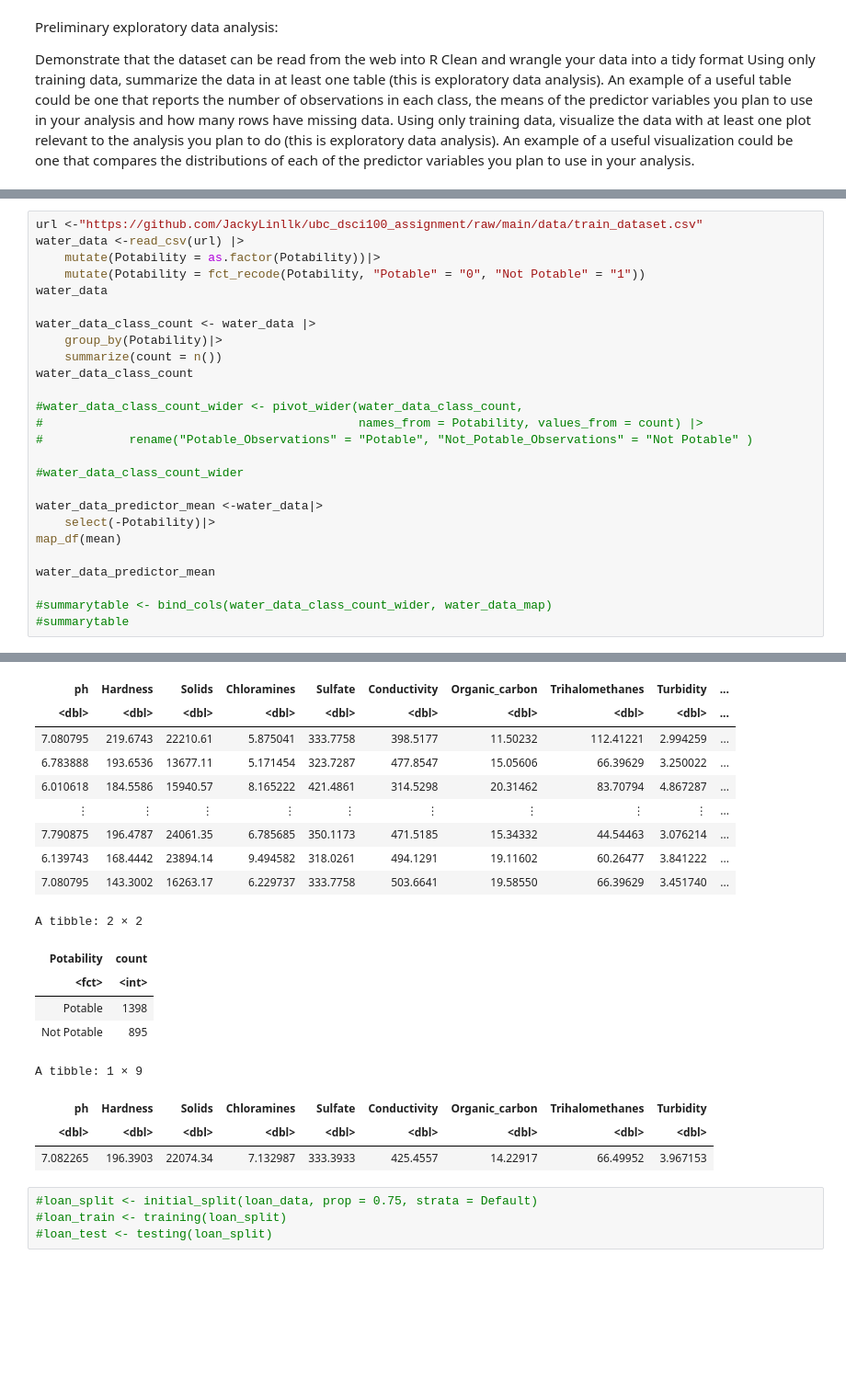
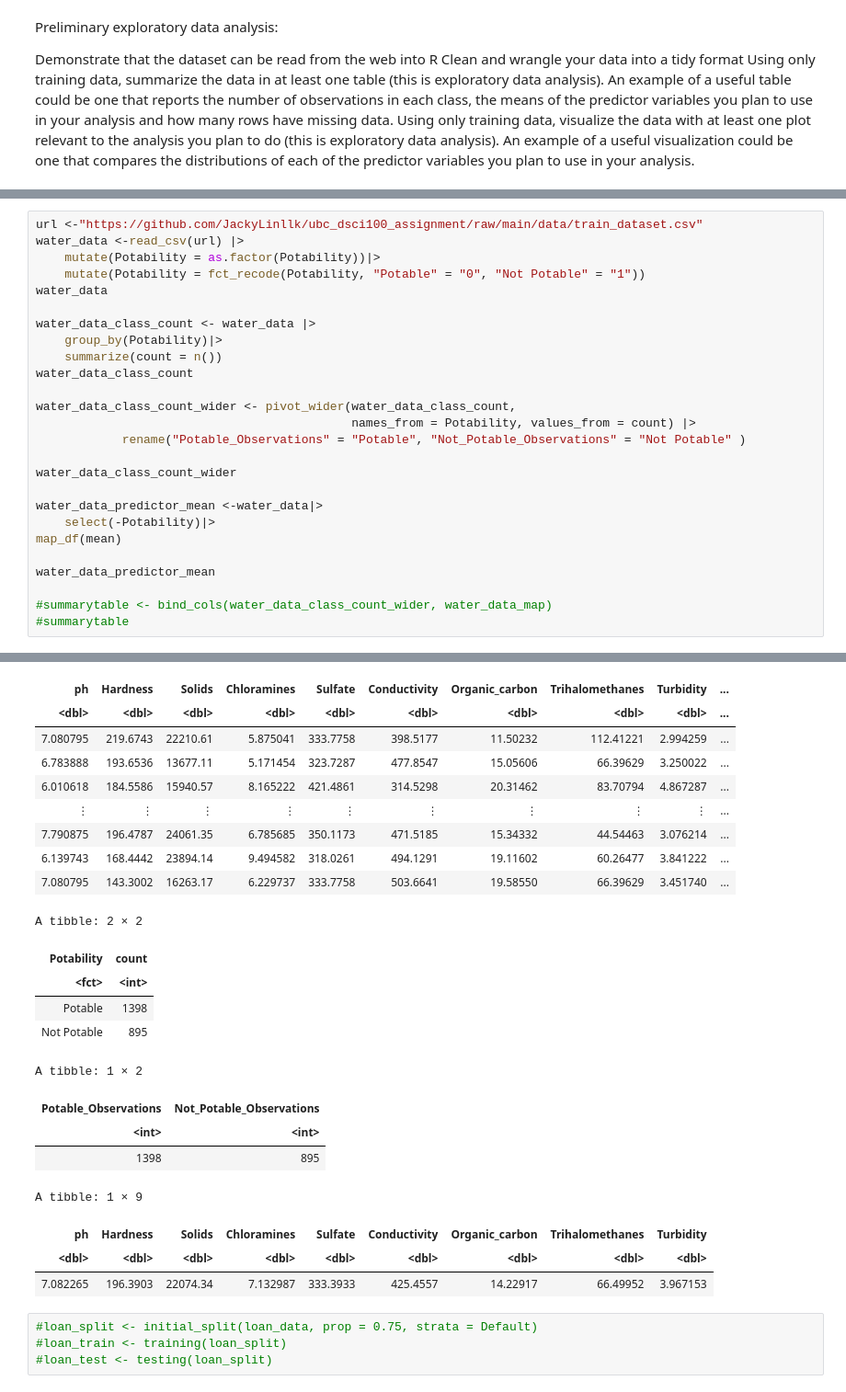
Before and after one commit to HeisSteve/-Students-Knowledge-Status-Classification-modeling-, a Jupyter notebook: Group_Project_Proposal.ipynb, the cells around one changed output, grey strips where cells are left out. Shown: that part at 92% size. Drawn from its saved outputs; the diff is of its cells as text; blank space fills up the shorter version.

Commit message:
Uploaded the user data set, and Deleted the old data set

```diff
--- a/Group_Project_Proposal.ipynb
+++ b/Group_Project_Proposal.ipynb
@@ -46,47 +48,51 @@ water_data_class_count <- water_data |>
     summarize(count = n())
 water_data_class_count
 
-#water_data_class_count_wider <- pivot_wider(water_data_class_count,
-#                                            names_from = Potability, values_from = count) |>
-#            rename("Potable_Observations" = "Potable", "Not_Potable_Observations" = "Not Potable" )
+water_data_class_count_wider <- pivot_wider(water_data_class_count,
+                                            names_from = Potability, values_from = count) |>
+            rename("Potable_Observations" = "Potable", "Not_Potable_Observations" = "Not Potable" )
 
-#water_data_class_count_wider
+water_data_class_count_wider
 
 water_data_predictor_mean <-water_data|>
     select(-Potability)|>
 map_df(mean)
 
 water_data_predictor_mean
 
 #summarytable <- bind_cols(water_data_class_count_wider, water_data_map)
 #summarytable
 # %% [output]
 Rows: 2293 Columns: 10
 ── Column specification ────────────────────────────────────────────────────────
 Delimiter: ","
 dbl (10): ph, Hardness, Solids, Chloramines, Sulfate, Conductivity, Organic_...
 
 ℹ Use `spec()` to retrieve the full column specification for this data.
 ℹ Specify the column types or set `show_col_types = FALSE` to quiet this message.
 A tibble: 2293 × 10
 | ph | Hardness | Solids | Chloramines | Sulfate | Conductivity | Organic_carbon | Trihalomethanes | Turbidity | ... |
 | <dbl> | <dbl> | <dbl> | <dbl> | <dbl> | <dbl> | <dbl> | <dbl> | <dbl> | ... |
 | 7.080795 | 219.6743 | 22210.61 | 5.875041 | 333.7758 | 398.5177 | 11.50232 | 112.41221 | 2.994259 | ... |
 | 6.783888 | 193.6536 | 13677.11 | 5.171454 | 323.7287 | 477.8547 | 15.05606 | 66.39629 | 3.250022 | ... |
 | 6.010618 | 184.5586 | 15940.57 | 8.165222 | 421.4861 | 314.5298 | 20.31462 | 83.70794 | 4.867287 | ... |
 | ⋮ | ⋮ | ⋮ | ⋮ | ⋮ | ⋮ | ⋮ | ⋮ | ⋮ | ... |
 | 7.790875 | 196.4787 | 24061.35 | 6.785685 | 350.1173 | 471.5185 | 15.34332 | 44.54463 | 3.076214 | ... |
 | 6.139743 | 168.4442 | 23894.14 | 9.494582 | 318.0261 | 494.1291 | 19.11602 | 60.26477 | 3.841222 | ... |
 | 7.080795 | 143.3002 | 16263.17 | 6.229737 | 333.7758 | 503.6641 | 19.58550 | 66.39629 | 3.451740 | ... |
 A tibble: 2 × 2
 | Potability | count |
 | <fct> | <int> |
 | Potable | 1398 |
 | Not Potable | 895 |
-A tibble: 1 × 9
+A tibble: 1 × 2
-| ph | Hardness | Solids | Chloramines | Sulfate | Conductivity | Organic_carbon | Trihalomethanes | Turbidity |
-| <dbl> | <dbl> | <dbl> | <dbl> | <dbl> | <dbl> | <dbl> | <dbl> | <dbl> |
-| 7.082265 | 196.3903 | 22074.34 | 7.132987 | 333.3933 | 425.4557 | 14.22917 | 66.49952 | 3.967153 |
+| Potable_Observations | Not_Potable_Observations |
+| <int> | <int> |
+| 1398 | 895 |
+A tibble: 1 × 9
+| ph | Hardness | Solids | Chloramines | Sulfate | Conductivity | Organic_carbon | Trihalomethanes | Turbidity |
+| <dbl> | <dbl> | <dbl> | <dbl> | <dbl> | <dbl> | <dbl> | <dbl> | <dbl> |
+| 7.082265 | 196.3903 | 22074.34 | 7.132987 | 333.3933 | 425.4557 | 14.22917 | 66.49952 | 3.967153 |
 # %%
 #loan_split <- initial_split(loan_data, prop = 0.75, strata = Default)
 #loan_train <- training(loan_split)
```
Also changed, not shown: parts of 1 cell of this notebook, 2 other files.
